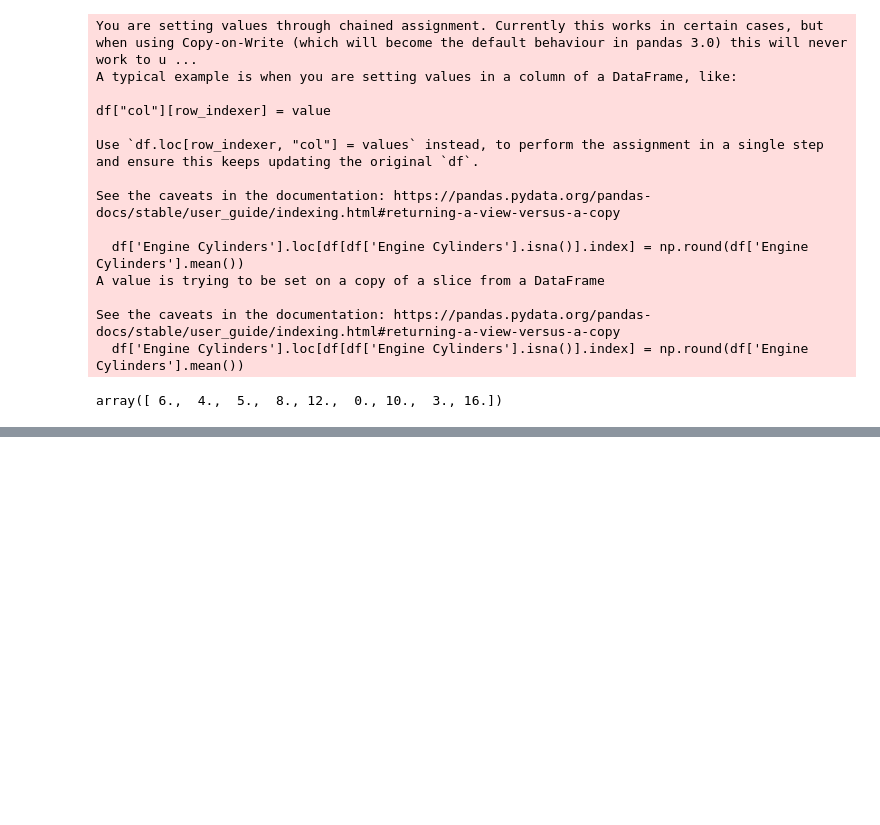
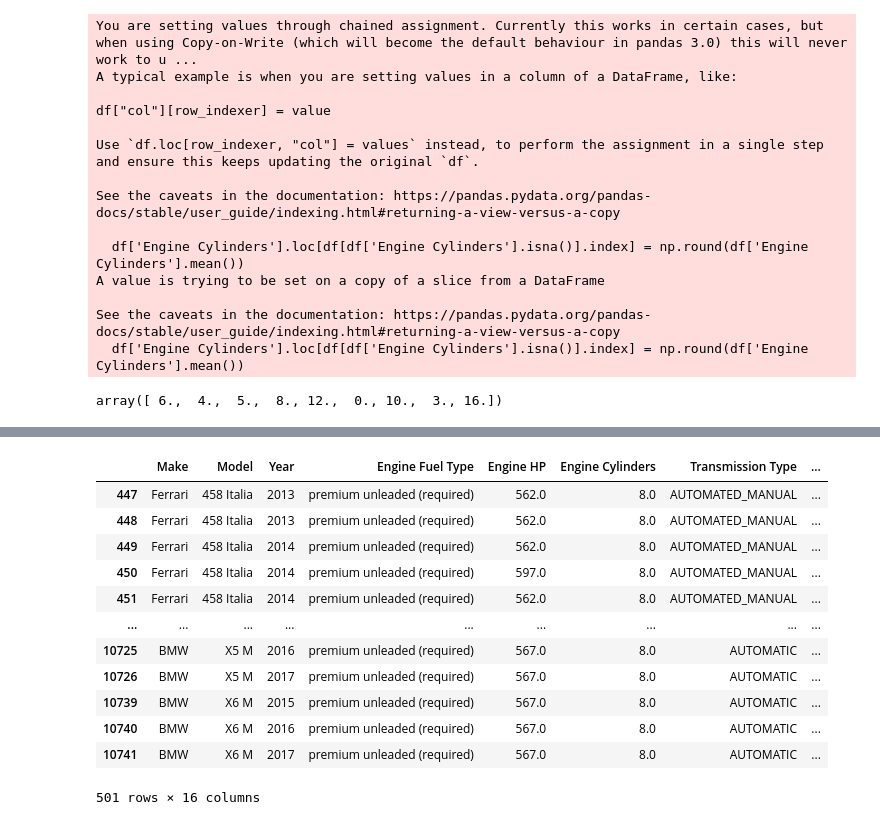
Before and after one commit to RDC28/ds-notes, a Jupyter notebook: EDA/eda.ipynb, the cells around one changed output, grey strips where cells are left out. Drawn from its saved outputs; the diff is of its cells as text; code cells hidden in the pictures; blank space fills up the shorter version.

```diff
--- a/EDA/eda.ipynb
+++ b/EDA/eda.ipynb
@@ -130,0 +248,16 @@ memory usage: 1.5+ MB
+# %%
+df[df['Engine HP'] > 499.5]
+# %% [output]
+|  | Make | Model | Year | Engine Fuel Type | Engine HP | Engine Cylinders | Transmission Type | ... |
+| 447 | Ferrari | 458 Italia | 2013 | premium unleaded (required) | 562.0 | 8.0 | AUTOMATED_MANUAL | ... |
+| 448 | Ferrari | 458 Italia | 2013 | premium unleaded (required) | 562.0 | 8.0 | AUTOMATED_MANUAL | ... |
+| 449 | Ferrari | 458 Italia | 2014 | premium unleaded (required) | 562.0 | 8.0 | AUTOMATED_MANUAL | ... |
+| 450 | Ferrari | 458 Italia | 2014 | premium unleaded (required) | 597.0 | 8.0 | AUTOMATED_MANUAL | ... |
+| 451 | Ferrari | 458 Italia | 2014 | premium unleaded (required) | 562.0 | 8.0 | AUTOMATED_MANUAL | ... |
+| ... | ... | ... | ... | ... | ... | ... | ... | ... |
+| 10725 | BMW | X5 M | 2016 | premium unleaded (required) | 567.0 | 8.0 | AUTOMATIC | ... |
+| 10726 | BMW | X5 M | 2017 | premium unleaded (required) | 567.0 | 8.0 | AUTOMATIC | ... |
+| 10739 | BMW | X6 M | 2015 | premium unleaded (required) | 567.0 | 8.0 | AUTOMATIC | ... |
+| 10740 | BMW | X6 M | 2016 | premium unleaded (required) | 567.0 | 8.0 | AUTOMATIC | ... |
+| 10741 | BMW | X6 M | 2017 | premium unleaded (required) | 567.0 | 8.0 | AUTOMATIC | ... |
+501 rows × 16 columns
```
Also changed, not shown: parts of 16 cells of this notebook.
